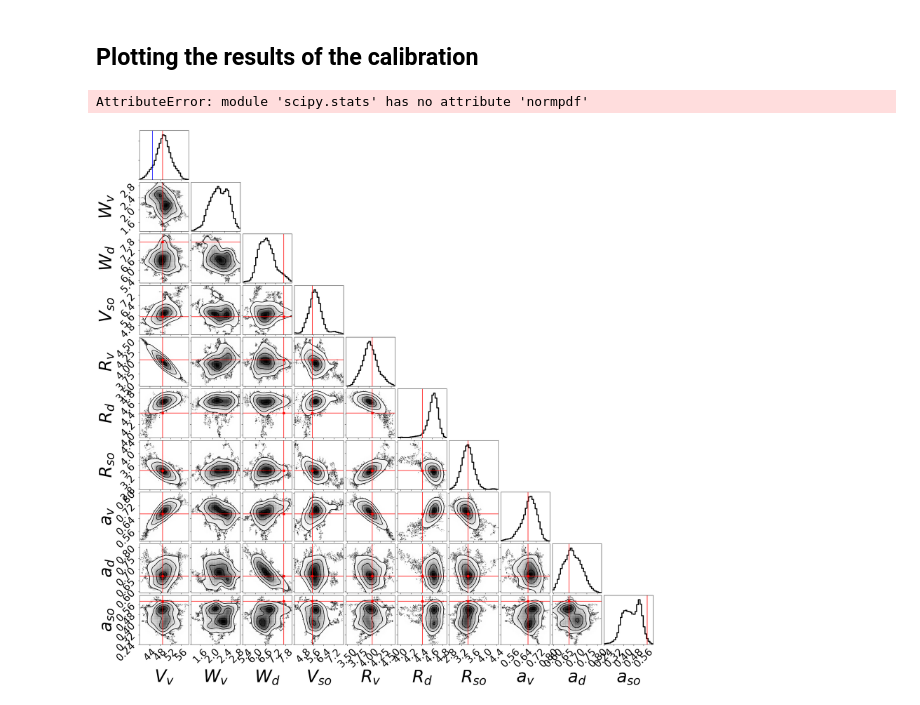
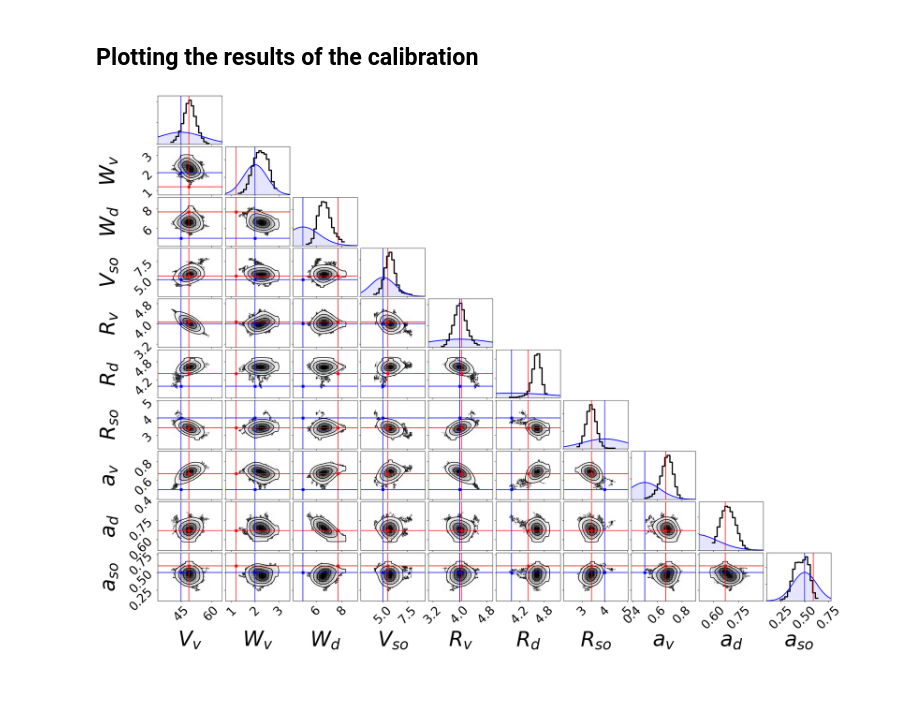
Before and after one commit to pabggpnMSU/ROSE_playground, a Jupyter notebook: MCMC_Neutrons.ipynb, the cells around one changed output. Cells and saved outputs as stored; diff of their text form; code cells hidden in the pictures.

```diff
--- a/MCMC_Neutrons.ipynb
+++ b/MCMC_Neutrons.ipynb
@@ -278,7 +280,8 @@ residual_list_median = []
 #Calculating residuals over all the angles:
 for i in range(len(test_samples)):
     residual_list_relative.append(
-        100* np.fabs((prediction_list[i] - test_CS[i])) / (test_CS[i])
+        # 100* np.fabs((prediction_list[i] - test_CS[i])) / (test_CS[i])
+        100* ((prediction_list[i] - test_CS[i])) / (test_CS[i])
     )
     residual_list_median.append(np.median(residual_list_relative[i]))
     residual_list_all.append(prediction_list[i] - test_CS[i])
@@ -306,7 +309,7 @@ for i, residual in enumerate(residuals):
 #     plt.hist(residual, bins=20, alpha=0.75, edgecolor='black', density=True)
 
     # Plot the histogram and normalize it
-    ax.hist(residual, bins=40, alpha=0.75, edgecolor='black', density=True)
+    ax.hist(residual,  alpha=0.75, edgecolor='black', density=True)
 
 
 
@@ -551,0 +557,9 @@ Total time: 400.65812397003174
+# %%
+test_samples_MCMC=20
+rng = np.random.default_rng()
+test_samples_posterior= rng.choice(all_chains, (test_samples_MCMC), replace=False)
+# %%
+# calculate the exact differential cross section for the 100 test parameters from the posterior
+test_CS_posterior = []
+for params in tqdm(test_samples_posterior):
+    test_CS_posterior.append(saeMCMC_fullangles.exact_dsdo(params))
@@ -558,40 +650,10 @@ Total time: 400.65812397003174
 plt.rc("xtick", labelsize=29)
 plt.rc("ytick", labelsize=29)
 
-bins_target=30
+bins_target=15
 ws = [abs(max(all_chains[:,i])-min(all_chains[:,i]))/bins_target for i in range(len(all_chains.T))]
 
-# figure=corner.corner(samples_prior,
-#     labels=[
-#         "$V_v$",
-#         "$W_v$",
-#         "$W_d$",
-#         "$V_{so}$",
-# #         "$W_{so}$",
-#         "$R_v$",
-#         "$R_d$",
-#         "$R_{so}$",
-#         "$a_v$",
-#         "$a_d$",
-#         "$a_{so}$"
-#     ],
-#     labelpad=0.2,
-#     weights=np.full(len(samples_prior),(len(all_chains))/(len(samples_prior))),
-#     bins=[int(abs(max(samples_prior[:,i])-min(samples_prior[:,i]))/ws[i]) for i in range(len(samples_prior.T))],
-#     color='b',
-#     # bins=20,
-#     label_kwargs={"fontsize": 50},
-#     hist_kwargs={"linewidth": 3},
-#     quantiles=None,
-#     truths=alphaCentral,
-#     truth_color="cyan",
-#     smooth=(1.7),
-#     smooth1d=1.0
-# )
 
-
-# corner.corner(
-#     all_chains,fig=figure,
 figure=corner.corner(all_chains,
     labels=[
         "$V_v$",
@@ -606,7 +668,7 @@ figure=corner.corner(all_chains,
         "$a_d$",
         "$a_{so}$"
     ],
-    labelpad=0.2,
+    labelpad=0.3,
     # bins=20,
     bins=[int(abs(max(all_chains[:,i])-min(all_chains[:,i]))/ws[i]) for i in range(len(all_chains.T))],
     label_kwargs={"fontsize": 50},
@@ -620,56 +682,56 @@ figure=corner.corner(all_chains,
 
 
 dim=len(all_chains[0])
-ranges=[[min(all_chains[:,i]),max(all_chains[:,i])] for i in range(len(all_chains.T))]
+fudge_numbers=[1,1,1,1,1,1,1,1,1,1]
+ranges=[
+    [min(all_chains[:,i]) - 0.35*fudge_numbers[i]*( max(all_chains[:,i])-min(all_chains[:,i]) ),
+     max(all_chains[:,i]) + 0.35*fudge_numbers[i]*(max(all_chains[:,i])-min(all_chains[:,i]))
+    ]
+
+    for i in range(len(all_chains.T))]
 
 
+
+
+#Routine to plot the prior and to adjust the ticks
 axes = np.array(figure.axes).reshape((dim, dim))
 max_ticks=3
-# print()
 for i in range(dim):
     ax = axes[i, i]
     ax.xaxis.set_major_locator(MaxNLocator(max_ticks))
     ax.yaxis.set_major_locator(MaxNLocator(max_ticks))
     ax.set_xlim(ranges[i][0],ranges[i][1])
     ax.axvline(alphaCentral[i], color="blue")
 
 
     x_grid=np.linspace(ranges[i][0],ranges[i][1],200)
-    ax.plot(x_grid,len(all_chains)*ws[i]*sps.normpdf(x_grid, alphaCentral[i], SigmasPrior[i]),color='b',linewidth=2)
-    ax.fill_between(x_grid, len(all_chains)*ws[i]*sps.normpdf(x_grid, alphaCentral[i], SigmasPrior[i]), color='blue', alpha=0.1)
+    ax.plot(x_grid,len(all_chains)*ws[i]*sps.norm.pdf(x_grid, alphaCentral[i], SigmasPrior[i]),color='b',linewidth=2)
+    ax.fill_between(x_grid, len(all_chains)*ws[i]*sps.norm.pdf(x_grid, alphaCentral[i], SigmasPrior[i]), color='blue', alpha=0.1)
     ax.xaxis.set_major_locator(MaxNLocator(max_ticks))
     ax.yaxis.set_major_locator(MaxNLocator(max_ticks))
 
 
 
     for j in range(i):
         ax.xaxis.set_major_locator(MaxNLocator(max_ticks))
         ax.yaxis.set_major_locator(MaxNLocator(max_ticks))
         ax = axes[i, j]
         ax.set_ylim(ranges[i][0],ranges[i][1])
         ax.set_xlim(ranges[j][0],ranges[j][1])
 
+        ax.axvline(alphaCentral[j], color="blue")
+        ax.axhline(alphaCentral[i], color="blue")
 
-        ax.axvline(alphaCentral[i], color="blue")
-        ax.axhline(alphaCentral[j], color="blue")
-        ax.plot(alphaCentral[i], alphaCentral[j], "sb")
+        ax.plot(alphaCentral[j], alphaCentral[i], "sb")
 
 
-        ax.axvline(alphaCentral[j], color="blue")
-        ax.axhline(alphaCentral[i], color="blue")
-        ax.plot(alphaCentral[j], alphaCentral[i], "sb")
         ax.xaxis.set_major_locator(MaxNLocator(max_ticks))
         ax.yaxis.set_major_locator(MaxNLocator(max_ticks))
-
-
-
-
 
 width = 24
 height = 18
 figure.set_size_inches(width, height)
 
 plt.show()
 # %% [output]
-AttributeError: module 'scipy.stats' has no attribute 'normpdf'
-[figure, old version]
+[figure, new version]
```
Also changed, not shown: parts of 7 cells of this notebook, 10 other files.
